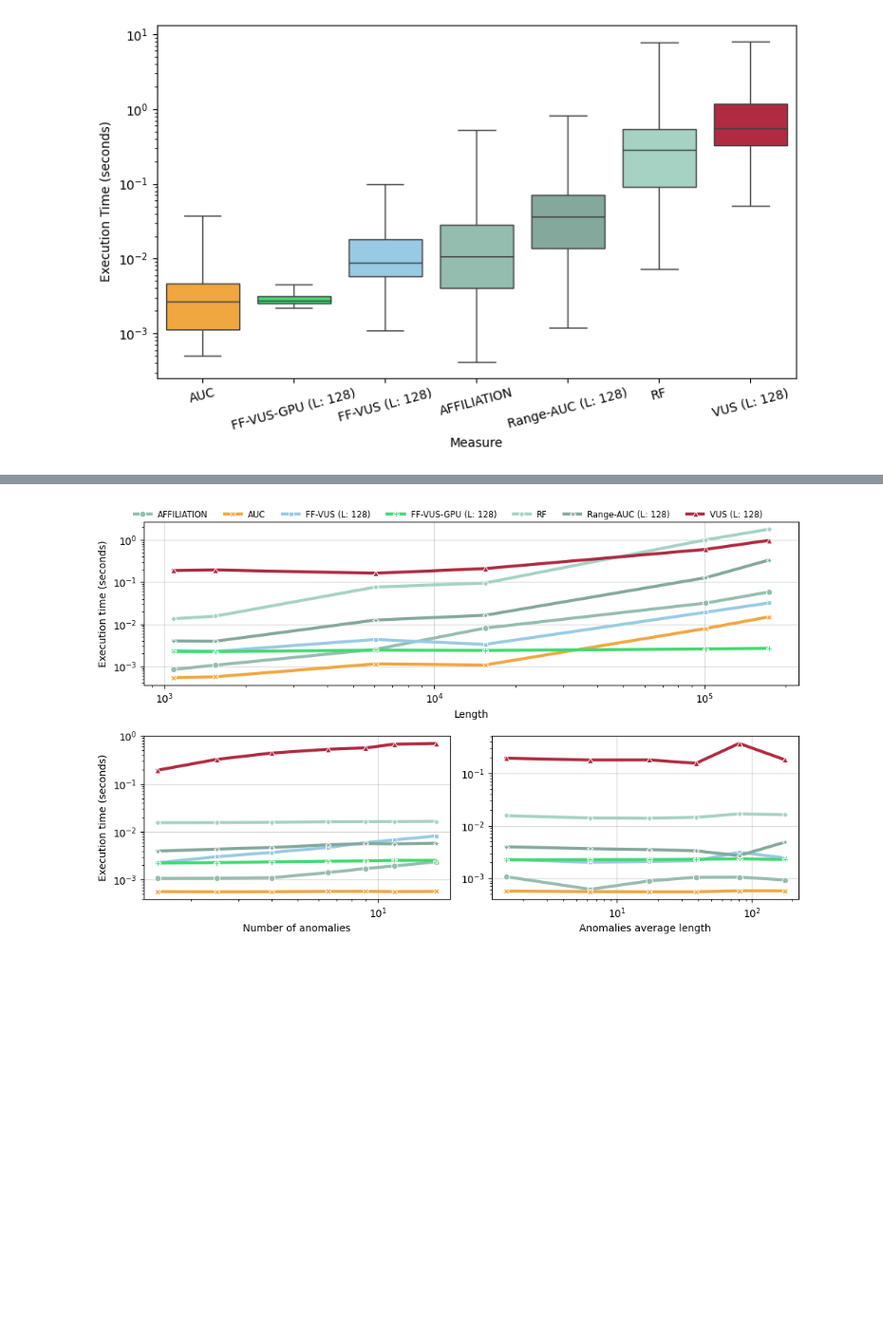
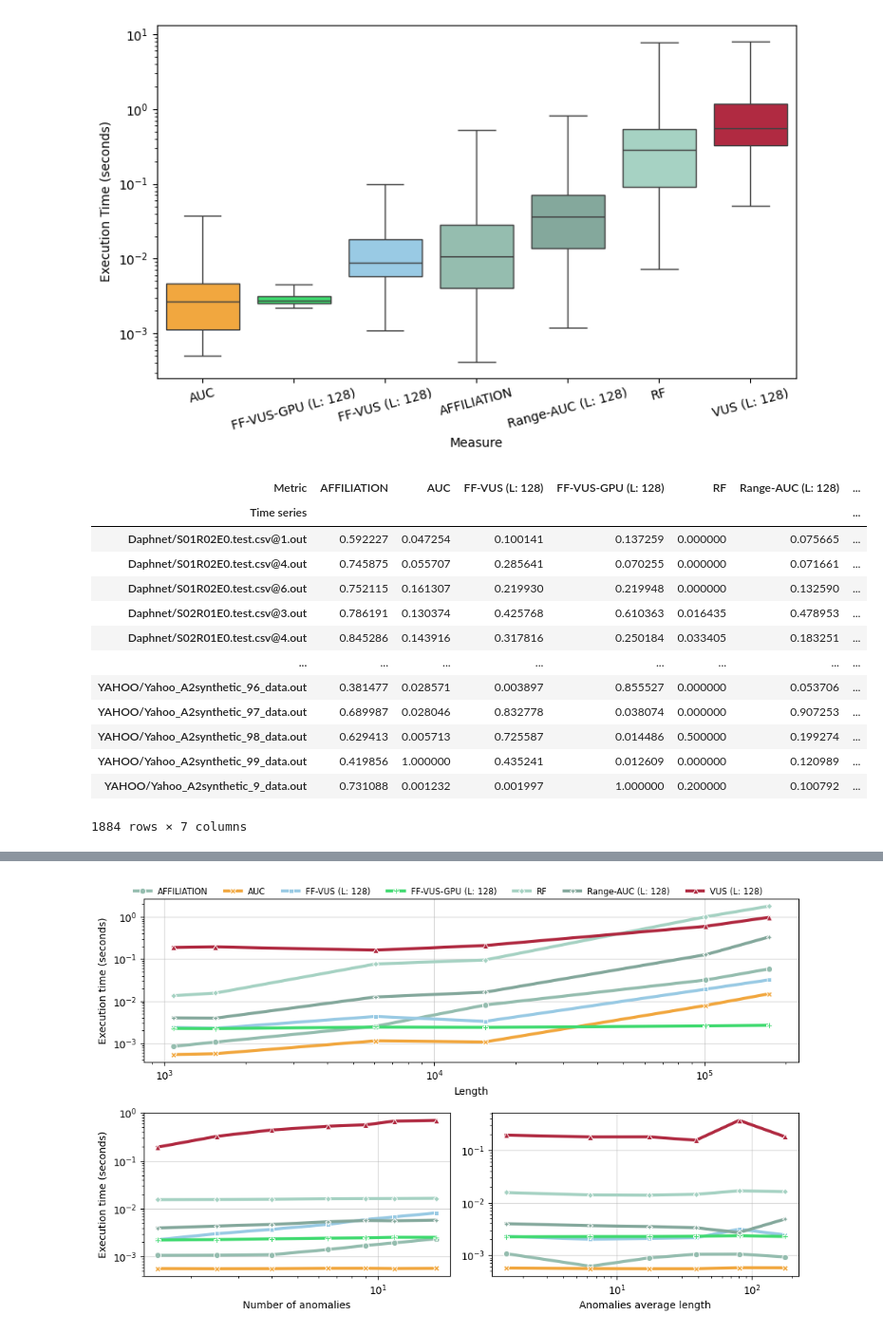
Before and after one commit to sylligardos/ff-vus, a Jupyter notebook: src/notebooks/allmetrics_defparams_tsb.ipynb, the cells around one changed output, grey strips where cells are left out. Shown at 95% size. Saved outputs shown, nothing was run; the diff lists cells and outputs as text; code cells hidden in the pictures; blank space fills up the shorter version.

```diff
--- a/src/notebooks/allmetrics_defparams_tsb.ipynb
+++ b/src/notebooks/allmetrics_defparams_tsb.ipynb
@@ -92,3 +92,20 @@ plt.savefig(os.path.join(save_fig_path, 'exec_time_comparison.svg'))
 plt.show()
 # %% [output]
 [figure]
+# %%
+values_df
+# %% [output]
+| Metric | AFFILIATION | AUC | FF-VUS (L: 128) | FF-VUS-GPU (L: 128) | RF | Range-AUC (L: 128) | ... |
+| Time series |  |  |  |  |  |  | ... |
+| Daphnet/S01R02E0.test.csv@1.out | 0.592227 | 0.047254 | 0.100141 | 0.137259 | 0.000000 | 0.075665 | ... |
+| Daphnet/S01R02E0.test.csv@4.out | 0.745875 | 0.055707 | 0.285641 | 0.070255 | 0.000000 | 0.071661 | ... |
+| Daphnet/S01R02E0.test.csv@6.out | 0.752115 | 0.161307 | 0.219930 | 0.219948 | 0.000000 | 0.132590 | ... |
+| Daphnet/S02R01E0.test.csv@3.out | 0.786191 | 0.130374 | 0.425768 | 0.610363 | 0.016435 | 0.478953 | ... |
+| Daphnet/S02R01E0.test.csv@4.out | 0.845286 | 0.143916 | 0.317816 | 0.250184 | 0.033405 | 0.183251 | ... |
+| ... | ... | ... | ... | ... | ... | ... | ... |
+| YAHOO/Yahoo_A2synthetic_96_data.out | 0.381477 | 0.028571 | 0.003897 | 0.855527 | 0.000000 | 0.053706 | ... |
+| YAHOO/Yahoo_A2synthetic_97_data.out | 0.689987 | 0.028046 | 0.832778 | 0.038074 | 0.000000 | 0.907253 | ... |
+| YAHOO/Yahoo_A2synthetic_98_data.out | 0.629413 | 0.005713 | 0.725587 | 0.014486 | 0.500000 | 0.199274 | ... |
+| YAHOO/Yahoo_A2synthetic_99_data.out | 0.419856 | 1.000000 | 0.435241 | 0.012609 | 0.000000 | 0.120989 | ... |
+| YAHOO/Yahoo_A2synthetic_9_data.out | 0.731088 | 0.001232 | 0.001997 | 1.000000 | 0.200000 | 0.100792 | ... |
+1884 rows × 7 columns
```
Also changed, not shown: parts of 12 cells of this notebook, 2 other files.
